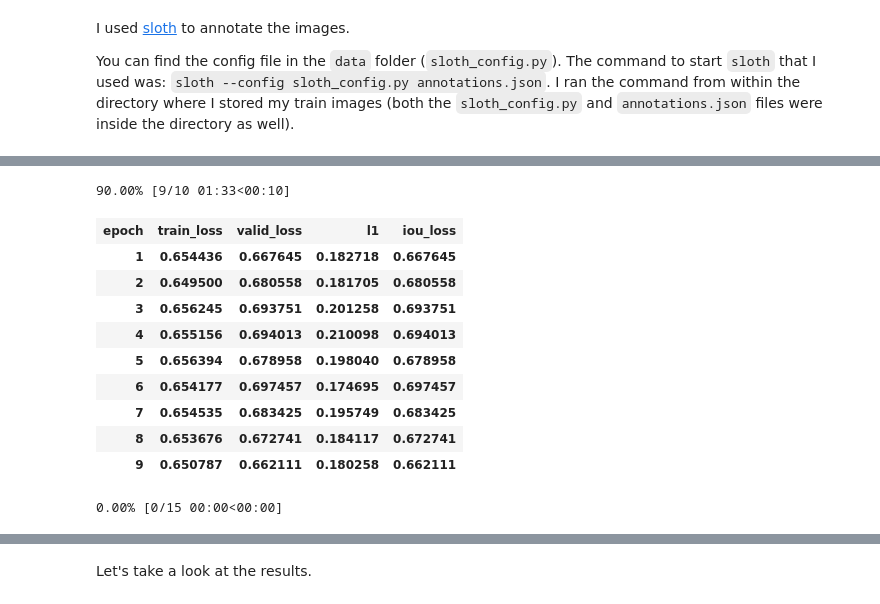
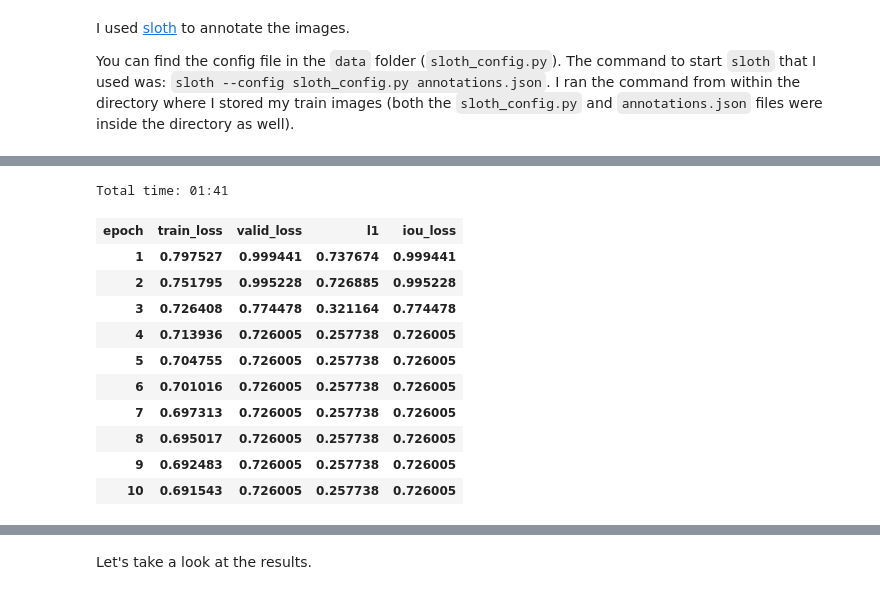
Before and after one commit to takotab/furry-geras, a Jupyter notebook: human_detection-IoU_loss.ipynb, the cells around one changed output, grey strips where cells are left out. Cells and saved outputs as stored; diff of their text form; code cells hidden in the pictures.

```diff
--- a/human_detection-IoU_loss.ipynb
+++ b/human_detection-IoU_loss.ipynb
@@ -94,17 +91,17 @@ KeyboardInterrupt:
 # %%
-learn.fit_one_cycle(10, 1e-2)
+learn.fit_one_cycle(10, 1e-1)
 # %% [output]
-90.00% [9/10 01:33<00:10]
+Total time: 01:41
 | epoch | train_loss | valid_loss | l1 | iou_loss |
-| 1 | 0.654436 | 0.667645 | 0.182718 | 0.667645 |
-| 2 | 0.649500 | 0.680558 | 0.181705 | 0.680558 |
-| 3 | 0.656245 | 0.693751 | 0.201258 | 0.693751 |
-| 4 | 0.655156 | 0.694013 | 0.210098 | 0.694013 |
-| 5 | 0.656394 | 0.678958 | 0.198040 | 0.678958 |
-| 6 | 0.654177 | 0.697457 | 0.174695 | 0.697457 |
-| 7 | 0.654535 | 0.683425 | 0.195749 | 0.683425 |
-| 8 | 0.653676 | 0.672741 | 0.184117 | 0.672741 |
-| 9 | 0.650787 | 0.662111 | 0.180258 | 0.662111 |
+| 1 | 0.797527 | 0.999441 | 0.737674 | 0.999441 |
+| 2 | 0.751795 | 0.995228 | 0.726885 | 0.995228 |
+| 3 | 0.726408 | 0.774478 | 0.321164 | 0.774478 |
+| 4 | 0.713936 | 0.726005 | 0.257738 | 0.726005 |
+| 5 | 0.704755 | 0.726005 | 0.257738 | 0.726005 |
+| 6 | 0.701016 | 0.726005 | 0.257738 | 0.726005 |
+| 7 | 0.697313 | 0.726005 | 0.257738 | 0.726005 |
+| 8 | 0.695017 | 0.726005 | 0.257738 | 0.726005 |
+| 9 | 0.692483 | 0.726005 | 0.257738 | 0.726005 |
+| 10 | 0.691543 | 0.726005 | 0.257738 | 0.726005 |
-0.00% [0/15 00:00<00:00]
 # %%
 learn.recorder.plot_losses()
```
Also changed, not shown: parts of 9 cells of this notebook, 6 other files.
